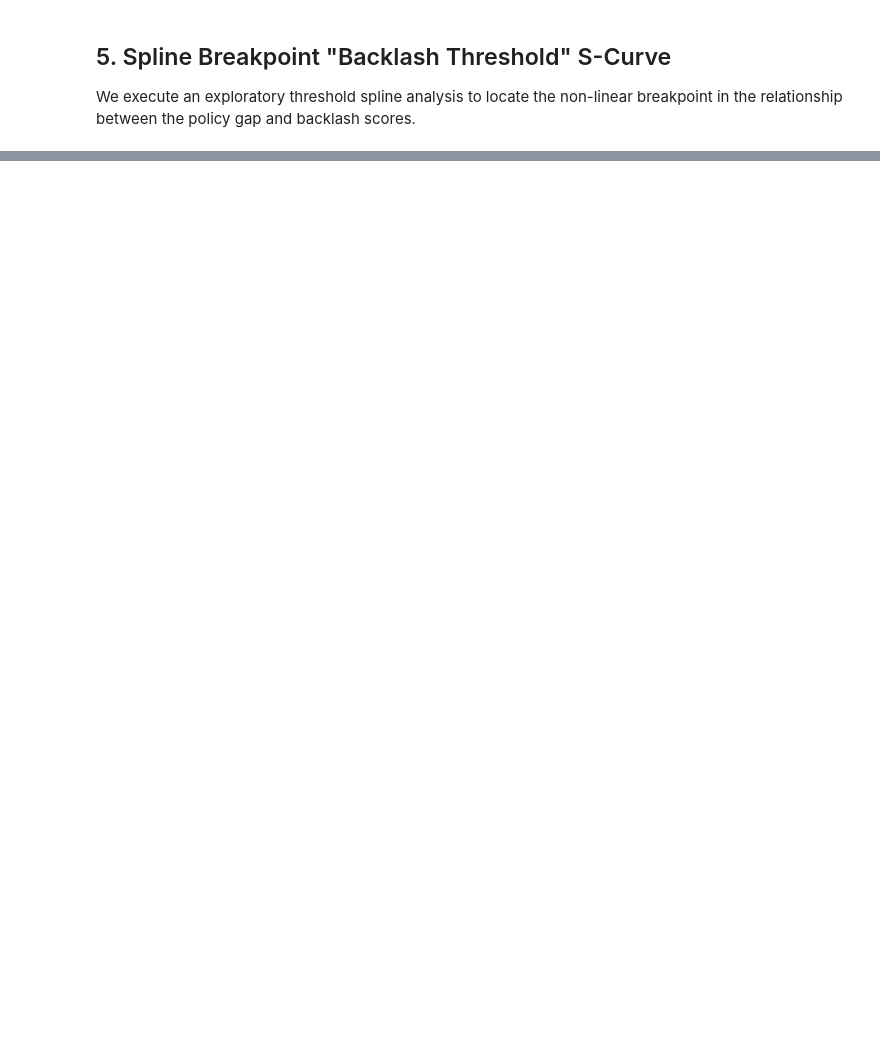
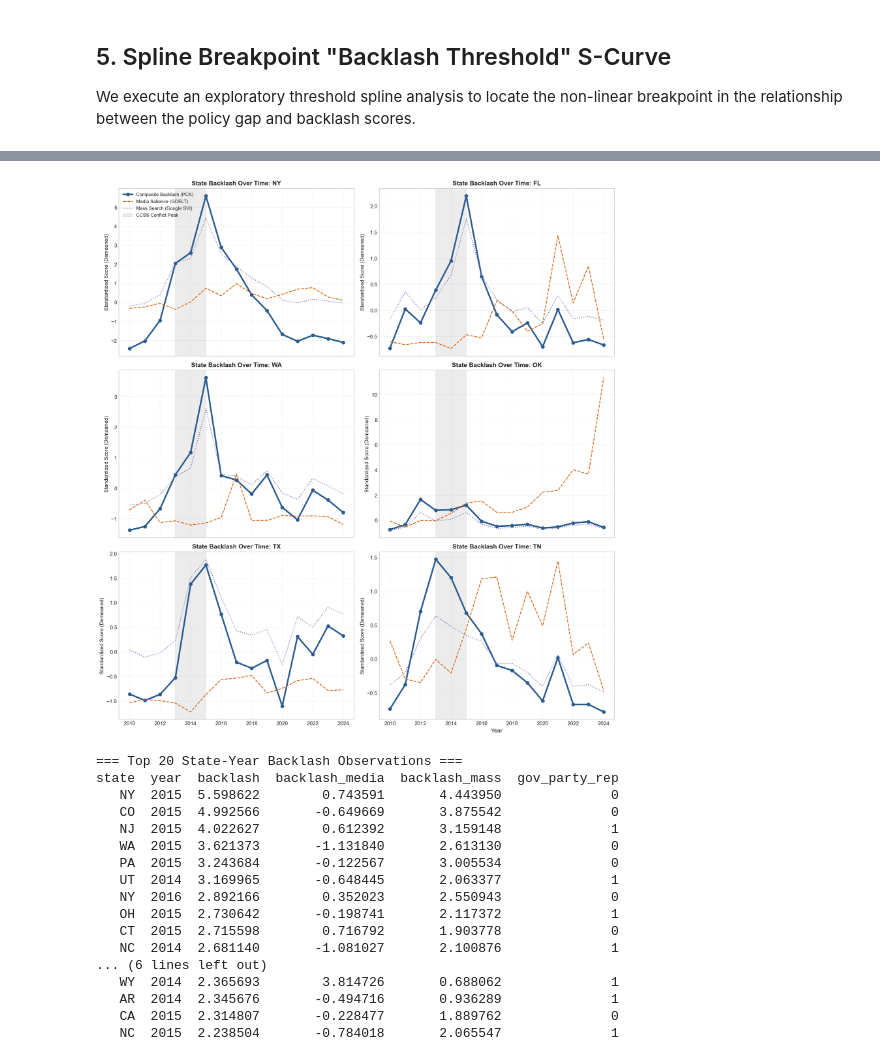
Before and after one commit to admiralorbiter/pendulum, a Jupyter notebook: notebooks/08_results_visualization.ipynb, the cells around one changed output, grey strips where cells are left out. Cells and saved outputs as stored; diff of their text form; code cells hidden in the pictures; blank space fills up the shorter version.

```diff
--- a/notebooks/08_results_visualization.ipynb
+++ b/notebooks/08_results_visualization.ipynb
@@ -405,0 +446,53 @@ R-squared with spline: 0.7117
+# %%
+# 1. State case plots of backlash over time for key states
+import matplotlib.pyplot as plt
+import seaborn as sns
+
+fig, axes = plt.subplots(3, 2, figsize=(14, 15), sharex=True)
+axes = axes.flatten()
+case_states = ['NY', 'FL', 'WA', 'OK', 'TX', 'TN']
+
+for idx, state in enumerate(case_states):
+    state_df = df[df['state'] == state].sort_values('year')
+    ax = axes[idx]
+
+    # Plot media and mass backlash components alongside composite backlash
+    ax.plot(state_df['year'], state_df['backlash'], color='#2b5c8f', lw=3, marker='o', label='Composite Backlash (PCA)')
+    ax.plot(state_df['year'], state_df['backlash_media'], color='#d95f02', lw=1.5, ls='--', label='Media Salience (GDELT)')
+    ax.plot(state_df['year'], state_df['backlash_mass'], color='#7570b3', lw=1.5, ls=':', label='Mass Search (Google SVI)')
+
+    ax.axvspan(2013, 2015, color='gray', alpha=0.15, label='CCSS Conflict Peak')
+    ax.set_title(f'State Backlash Over Time: {state}', fontsize=12, fontweight='bold')
+    ax.set_ylabel('Standardized Score (Demeaned)', fontsize=10)
+    ax.grid(True, ls=':', alpha=0.6)
+    if idx == 0:
+        ax.legend(fontsize=9, loc='upper left')
+
+plt.xlabel('Year', fontsize=11)
+plt.tight_layout()
+plt.savefig('../reports/backlash_validation_cases.png', dpi=300)
+plt.show()
+
+# 2. List and manually audit the top 20 state-year backlash observations
+top_backlash = df[['state', 'year', 'backlash', 'backlash_media', 'backlash_mass', 'gov_party_rep']].sort_values('backlash', ascending=False).head(20)
+print('=== Top 20 State-Year Backlash Observations ===')
+print(top_backlash.to_string(index=False))
+# %% [output]
+[figure, added]
+=== Top 20 State-Year Backlash Observations ===
+state  year  backlash  backlash_media  backlash_mass  gov_party_rep
+   NY  2015  5.598622        0.743591       4.443950              0
+   CO  2015  4.992566       -0.649669       3.875542              0
+   NJ  2015  4.022627        0.612392       3.159148              1
+   WA  2015  3.621373       -1.131840       2.613130              0
+   PA  2015  3.243684       -0.122567       3.005534              0
+   UT  2014  3.169965       -0.648445       2.063377              1
+   NY  2016  2.892166        0.352023       2.550943              0
+   OH  2015  2.730642       -0.198741       2.117372              1
+   CT  2015  2.715598        0.716792       1.903778              0
+   NC  2014  2.681140       -1.081027       2.100876              1
+... (6 lines left out)
+   WY  2014  2.365693        3.814726       0.688062              1
+   AR  2014  2.345676       -0.494716       0.936289              1
+   CA  2015  2.314807       -0.228477       1.889762              0
+   NC  2015  2.238504       -0.784018       2.065547              1
```
Also changed, not shown: parts of 9 cells of this notebook, 34 other files.
